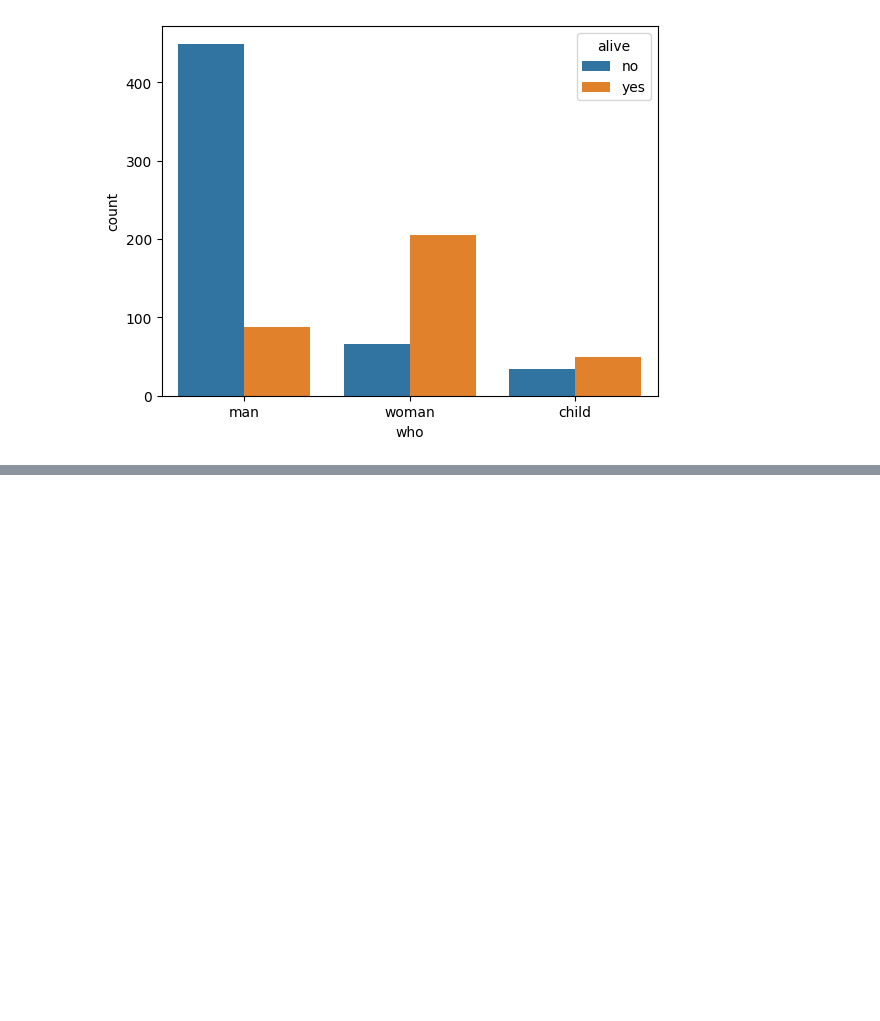
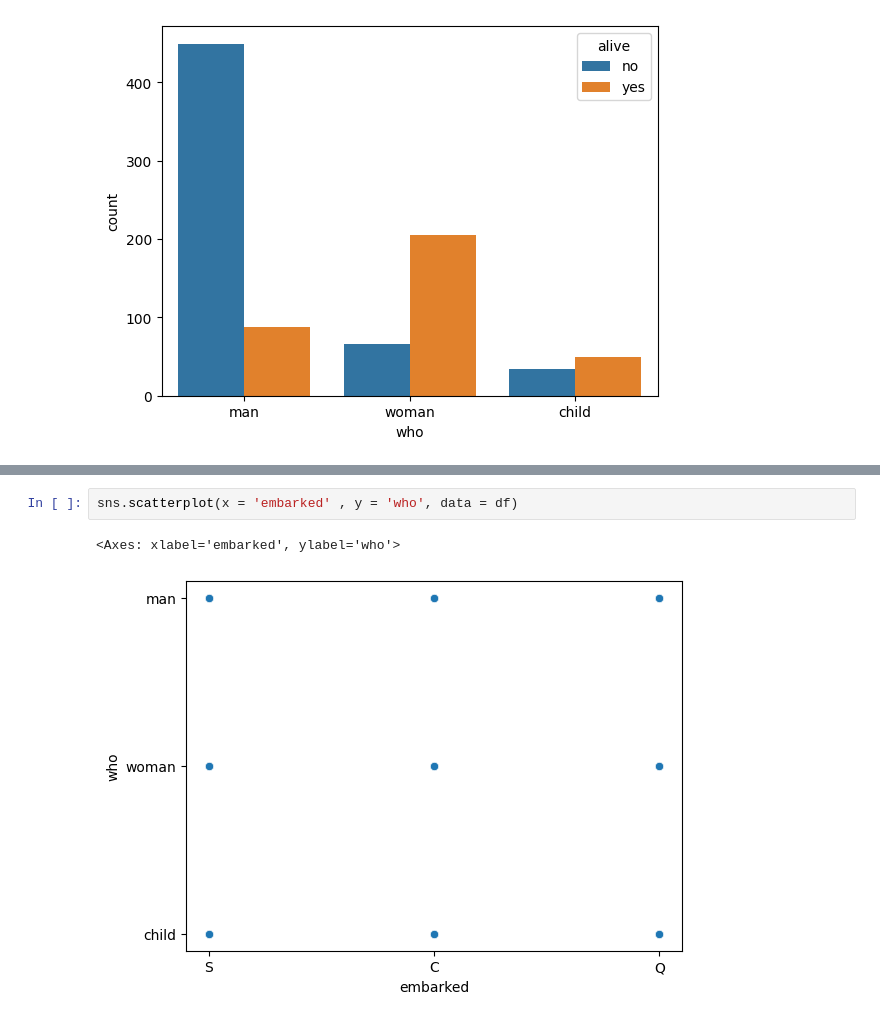
Before and after one commit to ntnmathur/intellipaat, a Jupyter notebook: python/matplotlib.ipynb, the cells around one changed output, grey strips where cells are left out. Cells and saved outputs as stored; diff of their text form; blank space fills up the shorter version.

```diff
--- a/python/matplotlib.ipynb
+++ b/python/matplotlib.ipynb
@@ -412,0 +424,5 @@ sns.countplot(x='who',hue = 'alive', data=df,)
+# %%
+sns.scatterplot(x = 'embarked' , y = 'who', data = df)
+# %% [output]
+<Axes: xlabel='embarked', ylabel='who'>
+[figure, added]
```
Also changed, not shown: parts of 11 cells of this notebook, 2 other files.
